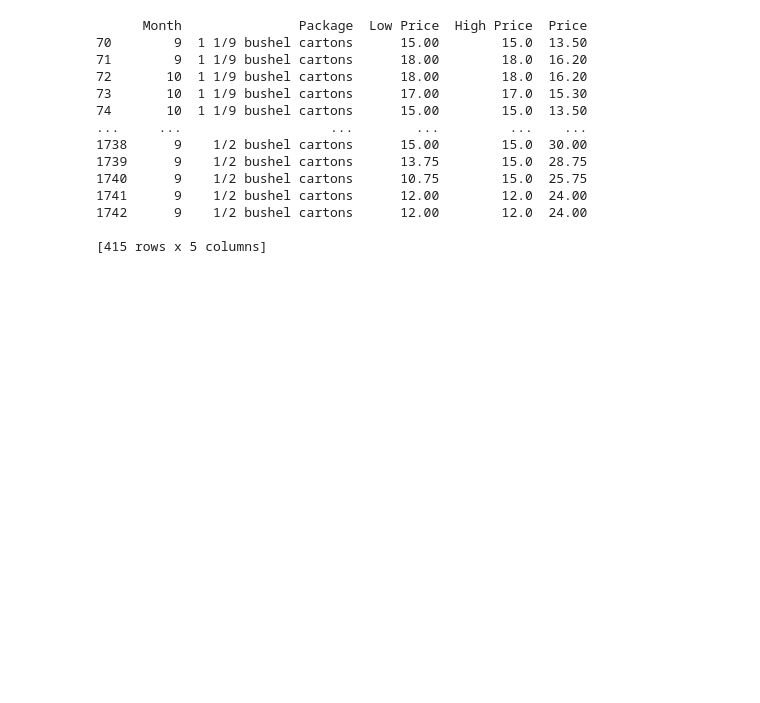
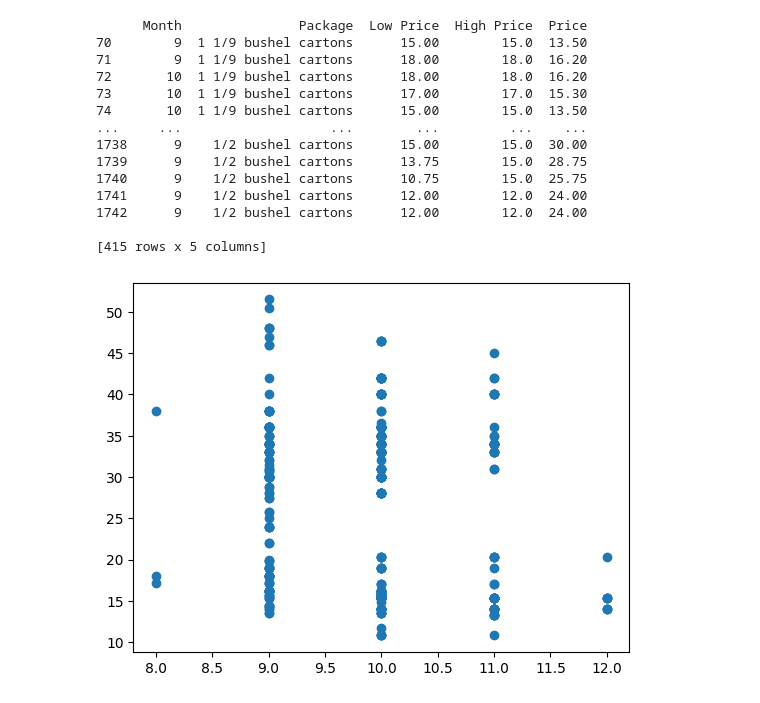
Before and after one commit to cagan123/ML_for-begginers-code, a Jupyter notebook: 2-Regression/2-Data/notebook.ipynb, the cells around one changed output. Saved outputs shown, nothing was run; the diff lists cells and outputs as text; code cells hidden in the pictures; blank space fills up the shorter version.

```diff
--- a/2-Regression/2-Data/notebook.ipynb
+++ b/2-Regression/2-Data/notebook.ipynb
@@ -37,3 +37,11 @@ print(new_pumpkins)
 1742      9    1/2 bushel cartons      12.00        12.0  24.00
 
 [415 rows x 5 columns]
+# %%
+import matplotlib.pyplot as plt
+price = new_pumpkins.Price
+month = new_pumpkins.Month
+plt.scatter(month, price)
+plt.show()
+# %% [output]
+[figure, added]
```
Also changed, not shown: parts of 2 cells of this notebook.
